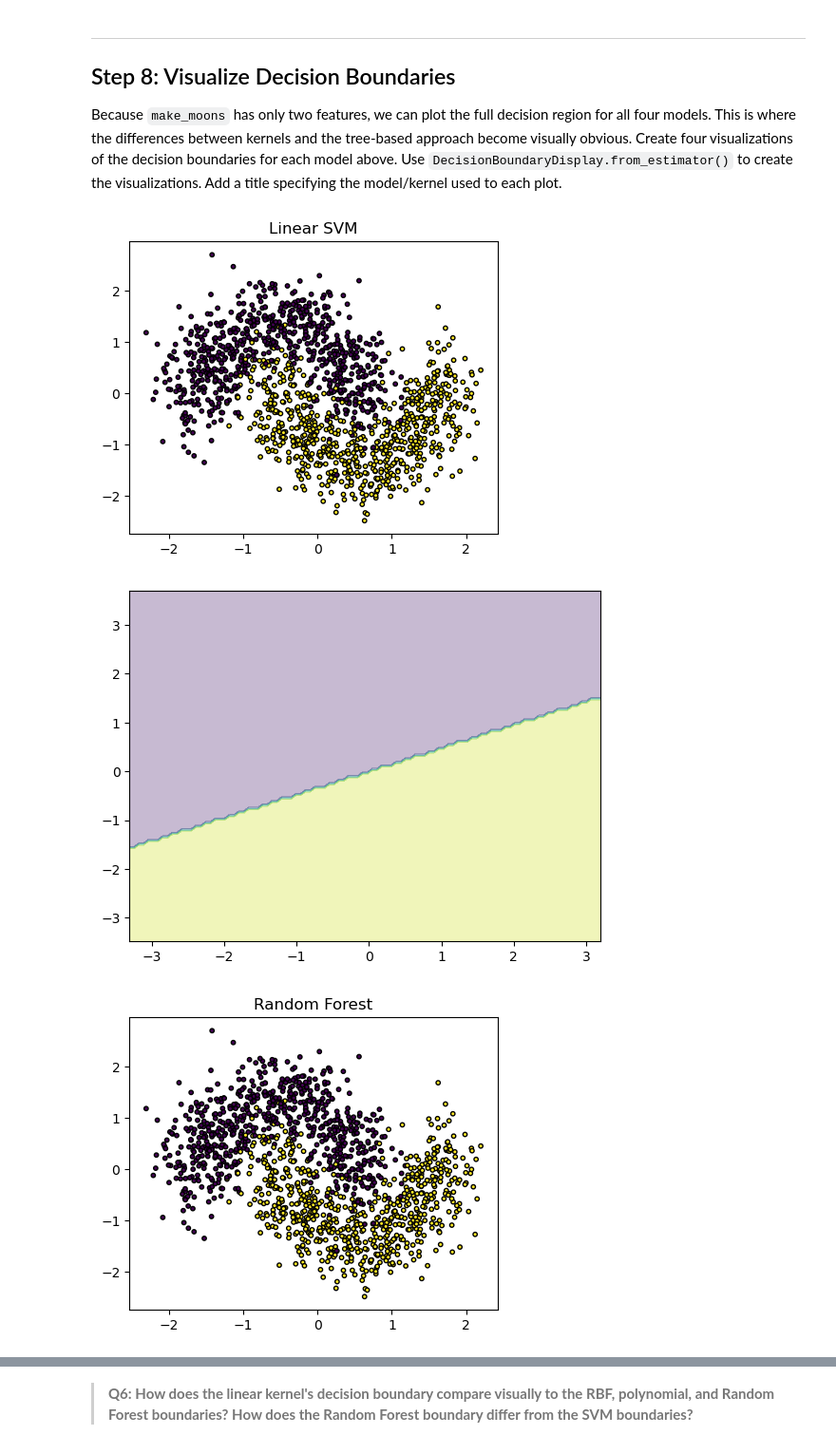
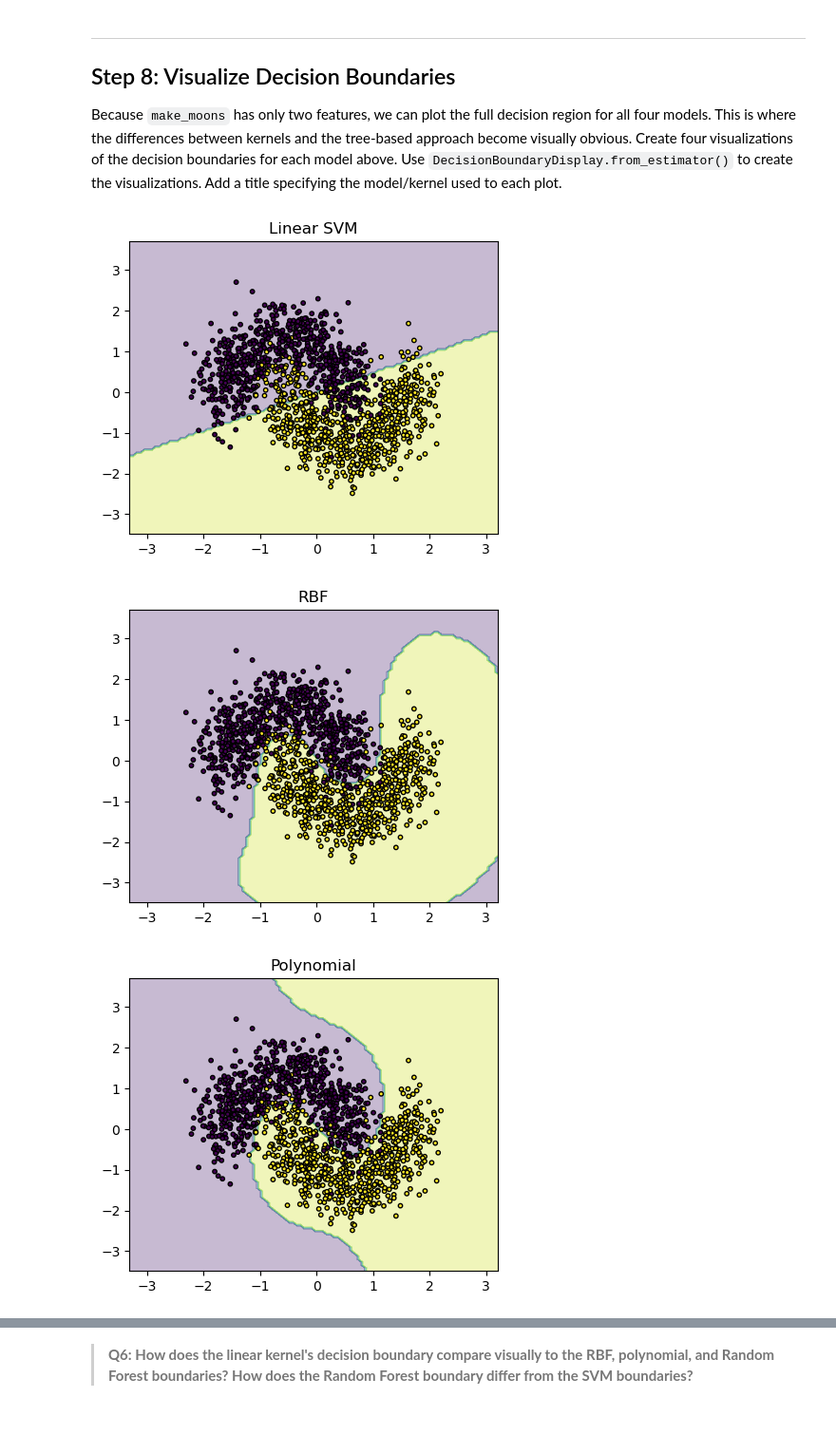
Before and after one commit to ebkhan-peng/eds232-labs, a Jupyter notebook: lab8.ipynb, the cells around one changed output, grey strips where cells are left out. Shown at 95% size. Saved outputs shown, nothing was run; the diff lists cells and outputs as text; code cells hidden in the pictures; blank space fills up the shorter version.

```diff
--- a/lab8.ipynb
+++ b/lab8.ipynb
@@ -196,3 +199,24 @@ Using `GridSearchCV` with 5-fold cross-validation and `random_state = 42`, searc
 `gamma`: 'scale', 0.001, 0.01, 0.1, 1
 `degree`: 2, 3, 4
 `coef0`: 0.0, 1.0
+# %%
+param_grid_poly = {'C': [0.1,1,10,100], 'gamma': ['scale',0.001,0.01,0.1,1], 'degree': [2,3,4], 'coef0': [0,1]}
+
+poly_grid = GridSearchCV(
+    SVC(kernel = 'poly', random_state=42),
+    param_grid= param_grid_poly,
+    cv=5,
+    scoring='accuracy',
+    n_jobs=-1
+)
+
+poly_grid.fit(X_train_scaled, y_train)
+
+print(f"Best CV accuracy: {poly_grid.best_score_}")
+print(f"Best parameters:  {poly_grid.best_params_}")
+
+best_poly = poly_grid.best_estimator_
+poly_acc = accuracy_score(y_test, best_poly.predict(X_test_scaled))
+
+
+print(f"Test accuracy:    {poly_acc:.3f}")
@@ -290,18 +324,30 @@ Test Accuracy: 0.938
 Because `make_moons` has only two features, we can plot the full decision region for all four models. This is where the differences between kernels and the tree-based approach become visually obvious. Create four visualizations of the decision boundaries for each model above. Use  `DecisionBoundaryDisplay.from_estimator()` to create the visualizations. Add a title specifying the model/kernel used to each plot.
 # %%
 fig, ax = plt.subplots(figsize= (5,4))
-DecisionBoundaryDisplay.from_estimator(best_c, X_train_scaled, response_method='predict', alpha=0.3)
+DecisionBoundaryDisplay.from_estimator(best_c, X_train_scaled, response_method='predict', alpha=0.3, ax=ax)
 ax.scatter(X_train_scaled[:,0], X_train_scaled[:,1], c = y_train, s = 10, edgecolors= 'k')
 ax.set_title('Linear SVM')
 plt.show()
 
+fig, ax = plt.subplots(figsize= (5,4))
+DecisionBoundaryDisplay.from_estimator(best_rbf, X_train_scaled, response_method='predict', alpha=0.3, ax=ax)
+ax.scatter(X_train_scaled[:,0], X_train_scaled[:,1], c = y_train, s = 10, edgecolors= 'k')
+ax.set_title('RBF')
+plt.show()
 
 fig, ax = plt.subplots(figsize= (5,4))
-DecisionBoundaryDisplay.from_estimator(best_rf, X_train_scaled, response_method='predict', alpha=0.3)
+DecisionBoundaryDisplay.from_estimator(best_poly, X_train_scaled, response_method='predict', alpha=0.3, ax=ax)
+ax.scatter(X_train_scaled[:,0], X_train_scaled[:,1], c = y_train, s = 10, edgecolors= 'k')
+ax.set_title('Polynomial')
+plt.show()
+
+
+fig, ax = plt.subplots(figsize= (5,4))
+DecisionBoundaryDisplay.from_estimator(best_rf, X_train_scaled, response_method='predict', alpha=0.3, ax=ax)
 ax.scatter(X_train_scaled[:,0], X_train_scaled[:,1], c = y_train, s = 10, edgecolors= 'k')
 ax.set_title('Random Forest')
 plt.show()
 # %% [output]
-[figure, old version]
+[figure, new version]
-[figure, old version]
+[figure, new version]
-[figure, old version]
+[figure, new version]
```
Also changed, not shown: parts of 13 cells of this notebook.
